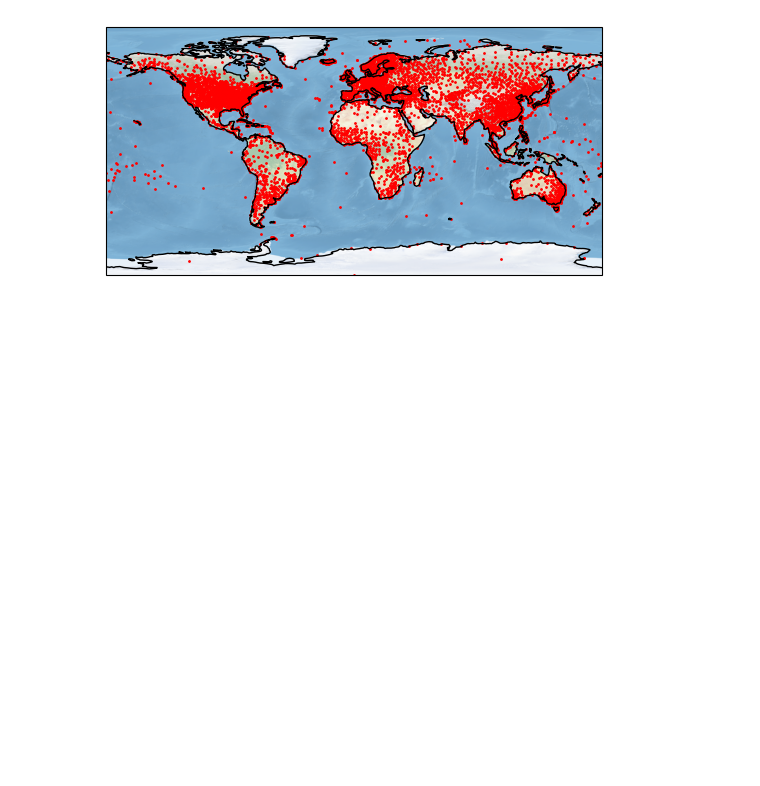
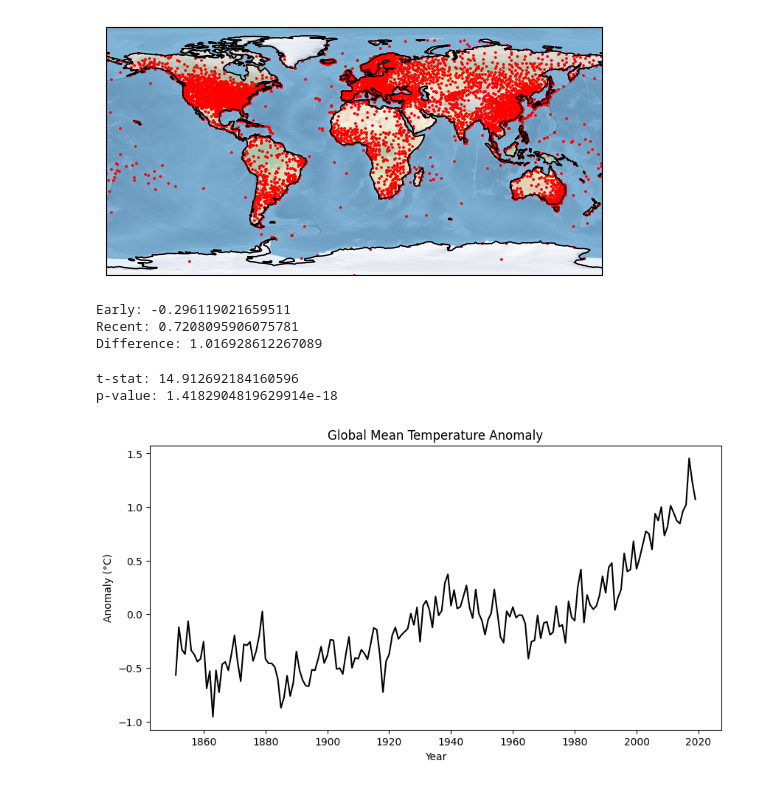
Before and after one commit to F4rab1/Big_Data_in_Geographic_Information_Systems_Assignments, a Jupyter notebook: Assigments/assignment_2_farabi.ipynb, the cells around one changed output. Drawn from its saved outputs; the diff is of its cells as text; code cells hidden in the pictures; blank space fills up the shorter version.

```diff
--- a/Assigment_Module_1/assignment_2_farabi.ipynb
+++ b/Assigments/assignment_2_farabi.ipynb
@@ -178,3 +178,47 @@ for j in range(nlat):
 
             data_mo[:,j,i] = cell_series.values
             data_yr[:,j,i] = cell_series.resample("YE").mean().values
+# %%
+data_glob = np.nanmean(data_yr, axis=(1,2))
+# %%
+gmta = pd.DataFrame({
+    'time': pd.date_range('1850-01', '2019-01', freq='YE'),
+    'gmta': data_glob
+}).set_index('time')
+
+gmta = gmta.dropna()
+# %%
+early = gmta.loc['1900':'1929']['gmta']
+recent = gmta.loc['1990':'2019']['gmta']
+
+mean_early = early.mean()
+mean_recent = recent.mean()
+
+difference = mean_recent - mean_early
+
+print("Early:", mean_early)
+print("Recent:", mean_recent)
+print("Difference:", difference)
+# %% [output]
+Early: -0.296119021659511
+Recent: 0.7208095906075781
+Difference: 1.016928612267089
+# %%
+t_stat, p_value = ttest_ind(recent, early, equal_var=False)
+
+print("t-stat:", t_stat)
+print("p-value:", p_value)
+# %% [output]
+t-stat: 14.912692184160596
+p-value: 1.4182904819629914e-18
+# %%
+plt.figure(figsize=(10,5))
+plt.plot(gmta.index, gmta['gmta'], color='black')
+
+plt.title("Global Mean Temperature Anomaly")
+plt.xlabel("Year")
+plt.ylabel("Anomaly (°C)")
+
+plt.show()
+# %% [output]
+[figure, added]
```
